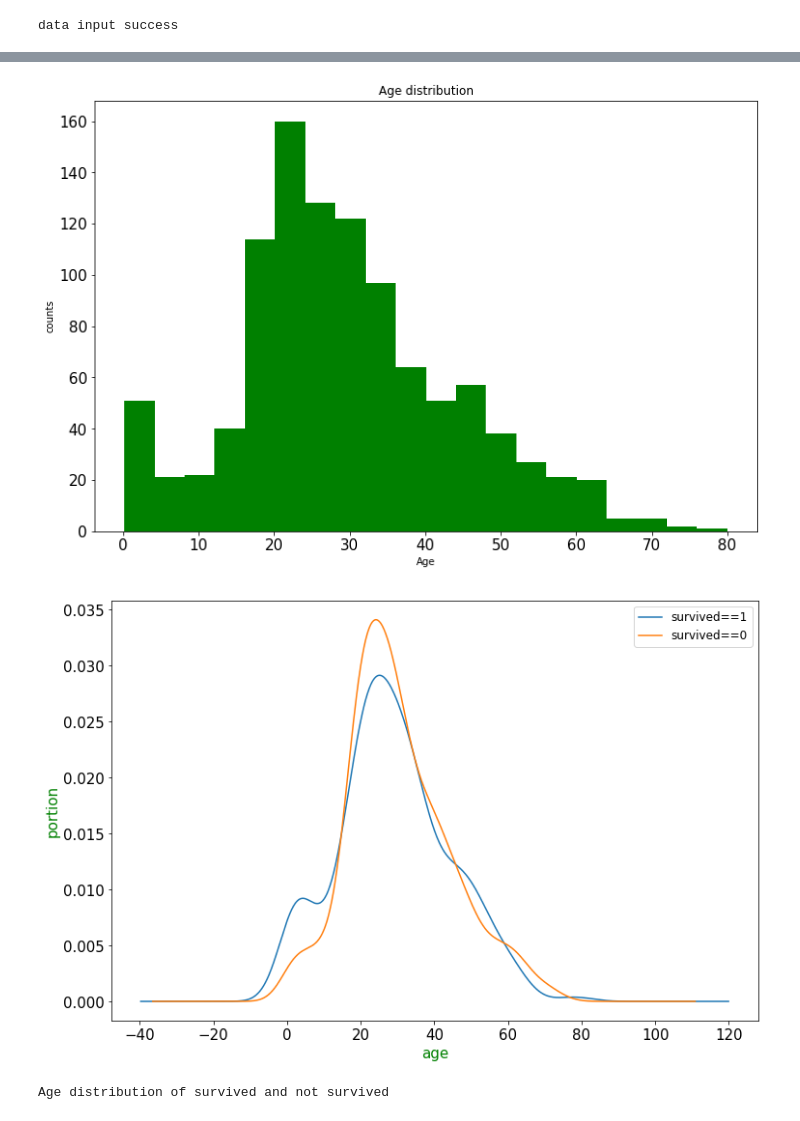
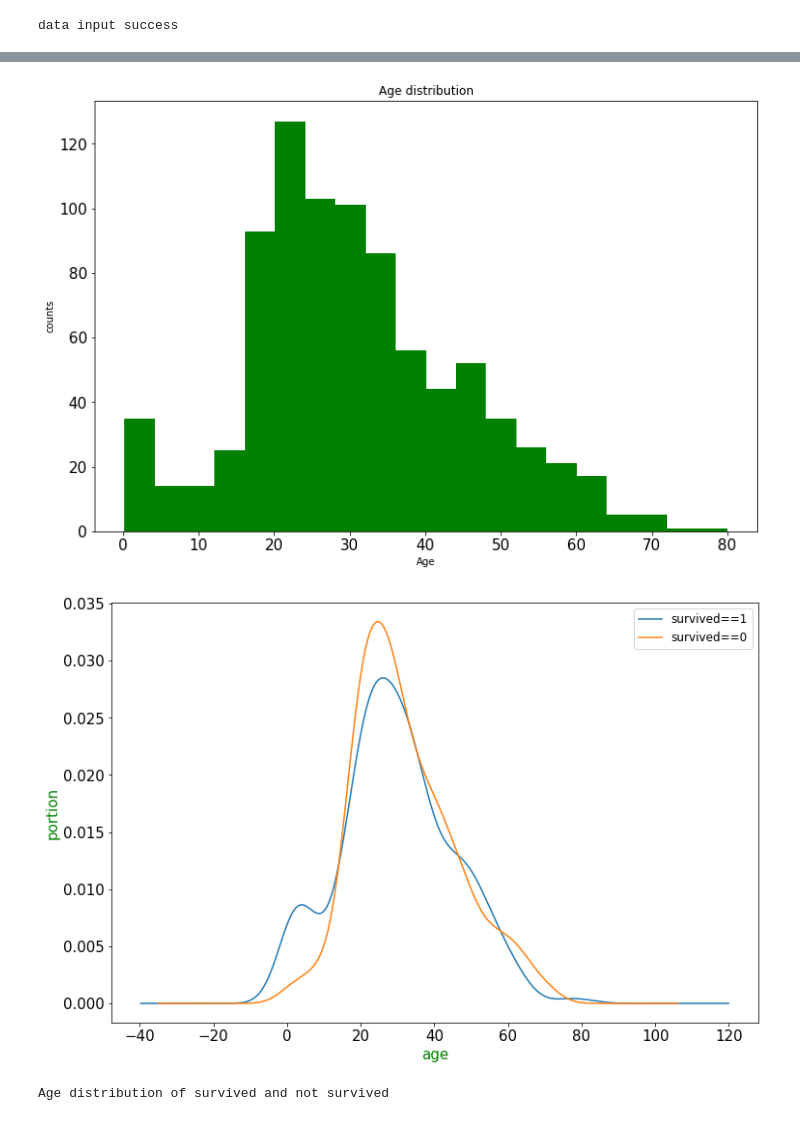
Before and after one commit to starkidstory/OmegaTensor, a Jupyter notebook: Tensorflow_official/cnn/Titanic/train.ipynb, the cells around one changed output, grey strips where cells are left out. Cells and saved outputs as stored; diff of their text form; code cells hidden in the pictures.

```diff
--- a/Tensorflow_official/cnn/Titanic/train.ipynb
+++ b/Tensorflow_official/cnn/Titanic/train.ipynb
@@ -18,10 +19,14 @@ print('data input success')
 data input success
 # %%
 excel=pd.read_excel(filePath)
+
+dftrain_raw=excel[0:1000]
+dftest_raw=excel[1000:]
+print(dftest_raw.head(5))
 cols=[
     'pclass','survived','name',	'sex','age','sibsp',
     'parch','ticket','fare','cabin','embarked',
     'boat',	'body',	'home.dest'
 ]
-print(excel.head(5))
+print(dftrain_raw.head(5))
 # %% [output]
@@ -46,5 +48,6 @@ print(excel.head(5))
 3  Montreal, PQ / Chesterville, ON
 4  Montreal, PQ / Chesterville, ON
 # %%
-excel_remain=excel.drop(['pclass'],axis=1)#丢弃 ‘pclass’这一列
-print(excel_remain.head(5))
+dftrain_raw=dftrain_raw.drop(['name','ticket'],axis=1)#丢弃 ‘ticket’这一列
+
+#print(dftrain_raw.head(5))
@@ -100,5 +80,5 @@ Name: survived, dtype: int64
 # %%
-draft=excel['age'].plot(
+draft=dftrain_raw['age'].plot(
     kind='hist',figsize=(12,8),bins=20,color='green',
     fontsize=15,rot=0)
 draft.set_title('Age distribution')
@@ -106,21 +86,21 @@ draft.set_ylabel('counts')
 draft.set_xlabel('Age')
 plt.show()
 # %% [output]
-[figure, old version]
+[figure, new version]
 # %%
 #把存活的人的age全部获取，把序列画在图（age_sur_die）上,在图中画出存活者年龄分布的密度（占比）
-#excel.query('survived==1')['age']#查询符合条件‘survived==1’的年龄，返回的是一个一维序列
-age_sur_die=excel.query('survived==1')['age'].plot(
+#dftrain_raw.query('survived==1')['age']#查询符合条件‘survived==1’的年龄，返回的是一个一维序列
+age_sur_die=dftrain_raw.query('survived==1')['age'].plot(
     kind='density',figsize=(12,8),fontsize=15)
-excel.query('survived==0')['age'].plot(
+dftrain_raw.query('survived==0')['age'].plot(
     kind='density',figsize=(12,8),fontsize=15)
 age_sur_die.set_xlabel('age',fontsize=15,color='green')
 age_sur_die.set_ylabel('portion',fontsize=15,color='green')
 age_sur_die.legend(['survived==1','survived==0'],fontsize = 12)
 plt.show()
 print('Age distribution of survived and not survived')
 # %% [output]
-[figure, old version]
+[figure, new version]
 Age distribution of survived and not survived
 # %%
 def process(dfdata):
```
Also changed, not shown: parts of 6 cells of this notebook.
